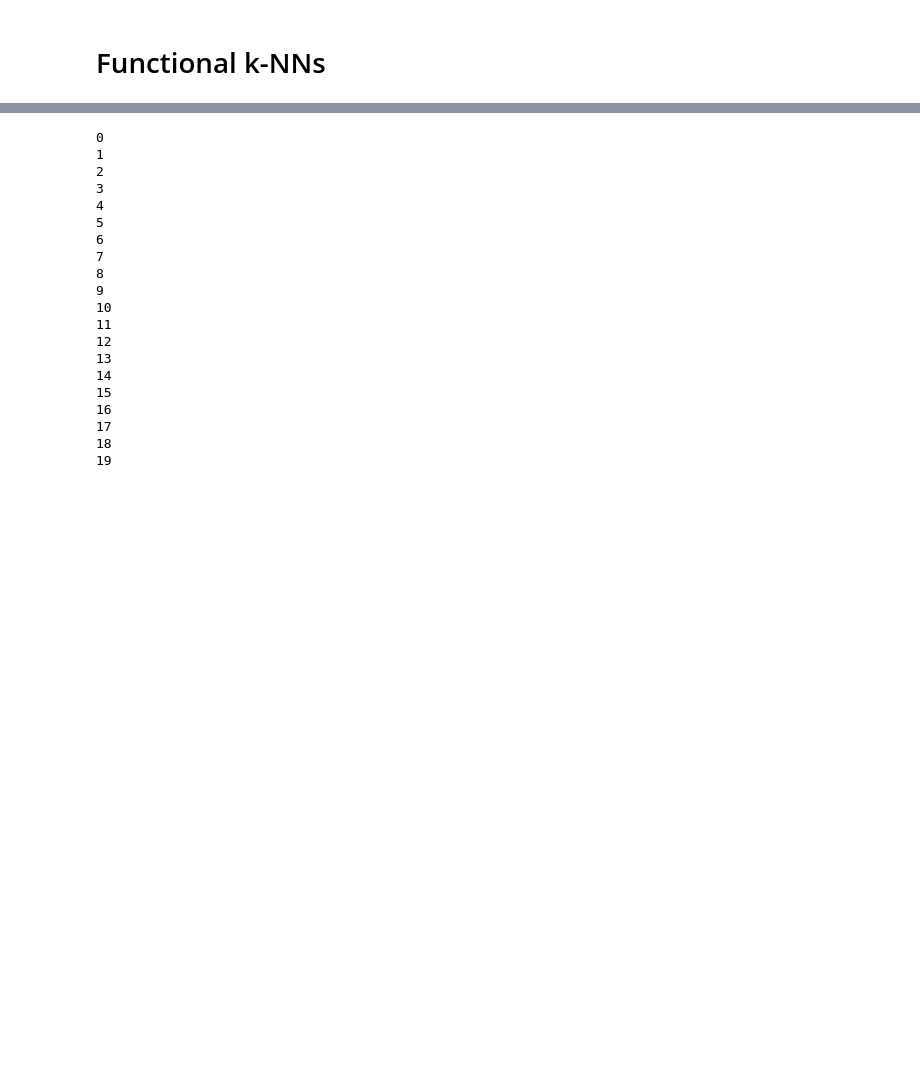
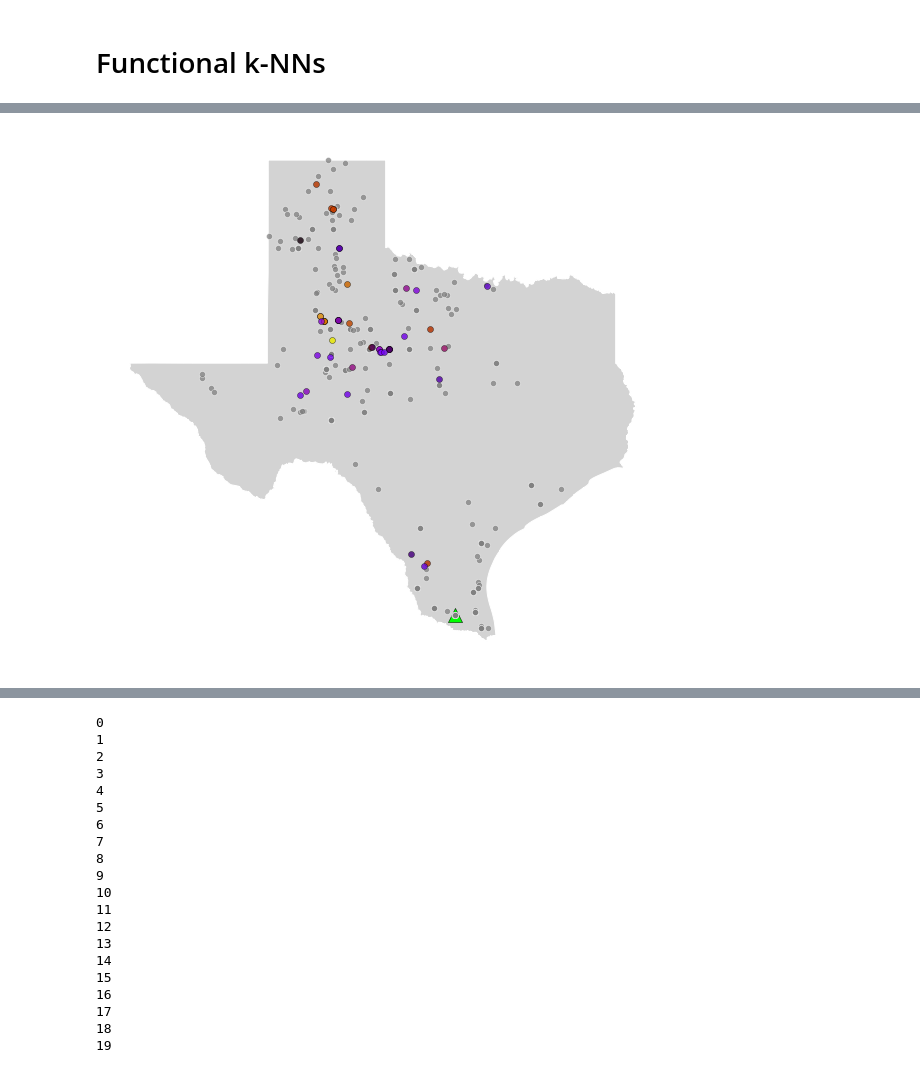
Before and after one commit to gterren/functional_forecast_dynamic_update, a Jupyter notebook: ffc.ipynb, the cells around one changed output, grey strips where cells are left out. Drawn from its saved outputs; the diff is of its cells as text; code cells hidden in the pictures; blank space fills up the shorter version.

```diff
--- a/ffc.ipynb
+++ b/ffc.ipynb
@@ -36,4 +53,4 @@ resource = 'wind'
 
 # Timestamps in interval
 T = 288
-n = 100
+n = 264
@@ -129,16 +188,19 @@ print(E_tr_.shape)
 # Time Zone
 TZ_fc = 6
 
-fc_                 = pd.read_csv(path_to_data + '/actuals/' + resource + '_day_ahead_forecast_2018.csv', index_col = None)
-fc_['horizon_time'] = fc_['horizon_time'].apply(lambda x: datetime.datetime.strptime(x, '%m/%d/%y %H:%M') - datetime.timedelta(hours = TZ_fc + 0.5))
-fc_                 = fc_[assets_].to_numpy()
+fc_ = pd.read_csv(path_to_data + '/actuals/' + resource + '_day_ahead_forecast_2018.csv',
+                  index_col = None)
+fc_['horizon_time'] = fc_['horizon_time'].apply(lambda x: datetime.datetime.strptime(x, '%m/%d/%y %H:%M') -
+                                                datetime.timedelta(hours = TZ_fc + 0.5))
+fc_ = fc_[assets_].to_numpy()
 
 x_fc_ = (np.linspace(0, fc_.shape[0] - 1, fc_.shape[0]) + .5)*12
 x_ac_ = np.linspace(0, fc_.shape[0]*12 - 1, fc_.shape[0]*12)
 
 E_ts_ = []
 for k in range(n):
-    fc_ts_ = interpolate.interp1d(x_fc_, fc_[:, k], kind = 'nearest-up', fill_value = "extrapolate")(x_ac_)
+    fc_ts_ = interpolate.interp1d(x_fc_, fc_[:, k], kind       = 'nearest-up',
+                                                    fill_value = "extrapolate")(x_ac_)
 
     E_ts_.append(fc_ts_.reshape(int(fc_ts_.shape[0]/T), T)[..., np.newaxis])
 
@@ -149,10 +211,7 @@ for a in range(p_.shape[0]):
     E_ts_[..., a] /= p_[a]
 print(E_ts_.min(), E_ts_.max())
 
-E_ts_[E_ts_ > 1.] = 1.
-E_ts_[E_ts_ < 0.] = 0.
+# E_ts_[E_ts_ > 1.] = 1.
+# E_ts_[E_ts_ < 0.] = 0.
 print(E_ts_.shape)
-
-# E_ts_ = np.concatenate([F_fc_ts_[..., i] for i in range(p_.shape[0])], axis = 0)
-# print(E_ts_.shape)
 # %% [output]
@@ -477,0 +825,66 @@ print(depth_)
+# %%
+def _plot_similarity_map(w_, x_tr_, x_ts_, x_, idx_0_, idx_1_, idx_2_):
+    z_ = (w_ - w_[idx_2_].min())/(w_[idx_2_].max() - w_[idx_2_].min())
+    idx_ = idx_2_[np.argsort(w_[idx_2_])]
+
+    _cmap = plt.get_cmap('gnuplot')
+    #_cmap = sns.color_palette("rocket", as_cmap=True)
+    _norm = plt.Normalize(z_[idx_].min(), z_[idx_].max())
+
+    fig, ax = plt.subplots(figsize = (10, 10))  # Adjust figure size as needed
+
+    TX_.plot(ax        = ax,
+             facecolor = 'lightgray',
+             edgecolor = 'white',
+             zorder    = 0)
+
+    ax.scatter(x_[0], x_[1],
+               c      = 'lime',
+               lw     = 0.5,
+               ec     = 'k',
+               s      = 200.,
+               zorder = 1,
+               marker = '^')
+
+    ax.plot(x_ts_[:, 0], x_ts_[:, 1],
+            c      = 'gray',
+            alpha  = .75,
+            ms     = 6,
+            marker = 'o',
+            mec    = 'w',
+            ls     = 'none',
+            mew    = 0.5,
+            zorder = 2)
+
+    # ax.plot(x_tr_[idx_1_, 0], x_tr_[idx_1_, 1],
+    #         c      = 'r',
+    #         alpha  = .75,
+    #         ms     = 6,
+    #         ls     = 'none',
+    #         marker = 'o',
+    #         mec    = 'w',
+    #         mew    = 0.5,
+    #         zorder = 3)
+
+    for i, j in zip(range(idx_2_.shape[0]), idx_0_[idx_2_]):
+        ax.plot(x_tr_[idx_2_[i], 0], x_tr_[idx_2_[i], 1],
+                c      = _cmap(_norm(z_[idx_2_[i]])),
+                alpha  = 0.75,
+                ms     = 6,
+                ls     = 'none',
+                marker = 'o',
+                mec    = 'k',
+                mew    = 0.5,
+                zorder = 4)
+
+    ax.set_axis_off()
+
+    plt.savefig(path_to_images + r'/similarity_map.pdf',
+                bbox_inches = 'tight',
+                dpi         = 300)
+
+    plt.show()
+
+_plot_similarity_map(w_, x_tr_, x_ts_, x_ts_[a, :], idx_0_, idx_1_, idx_2_)
+# %% [output]
+[figure, added]
```
Also changed, not shown: parts of 27 cells of this notebook, 5 other files.
